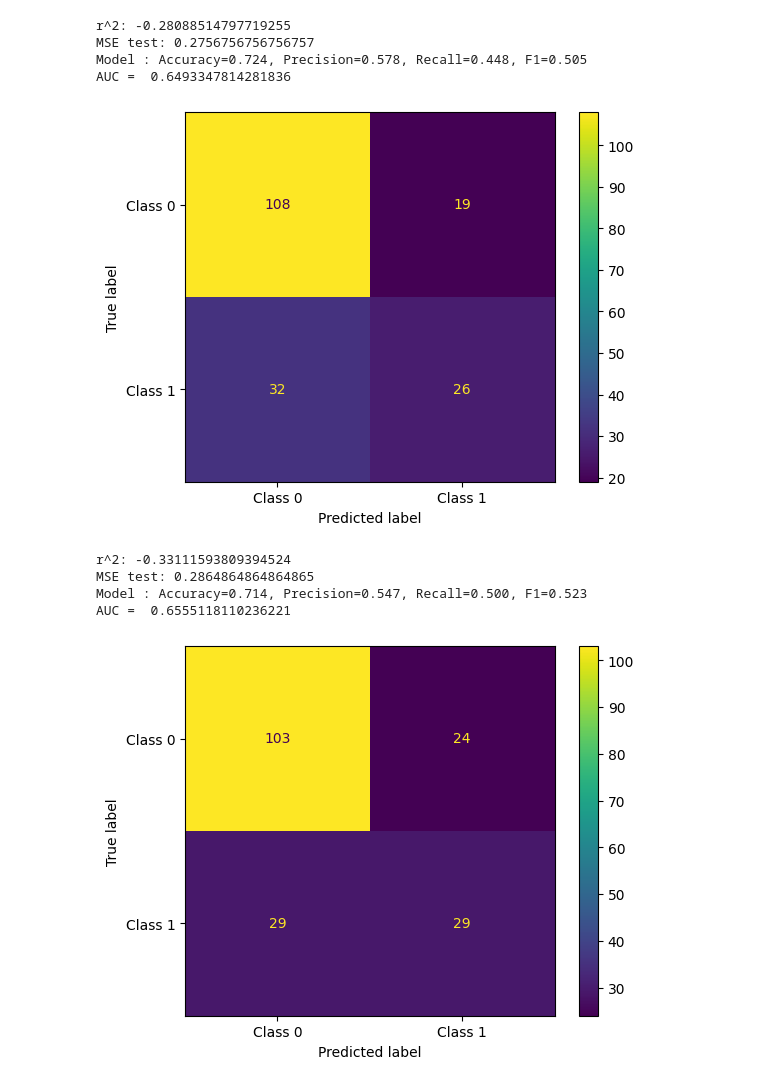
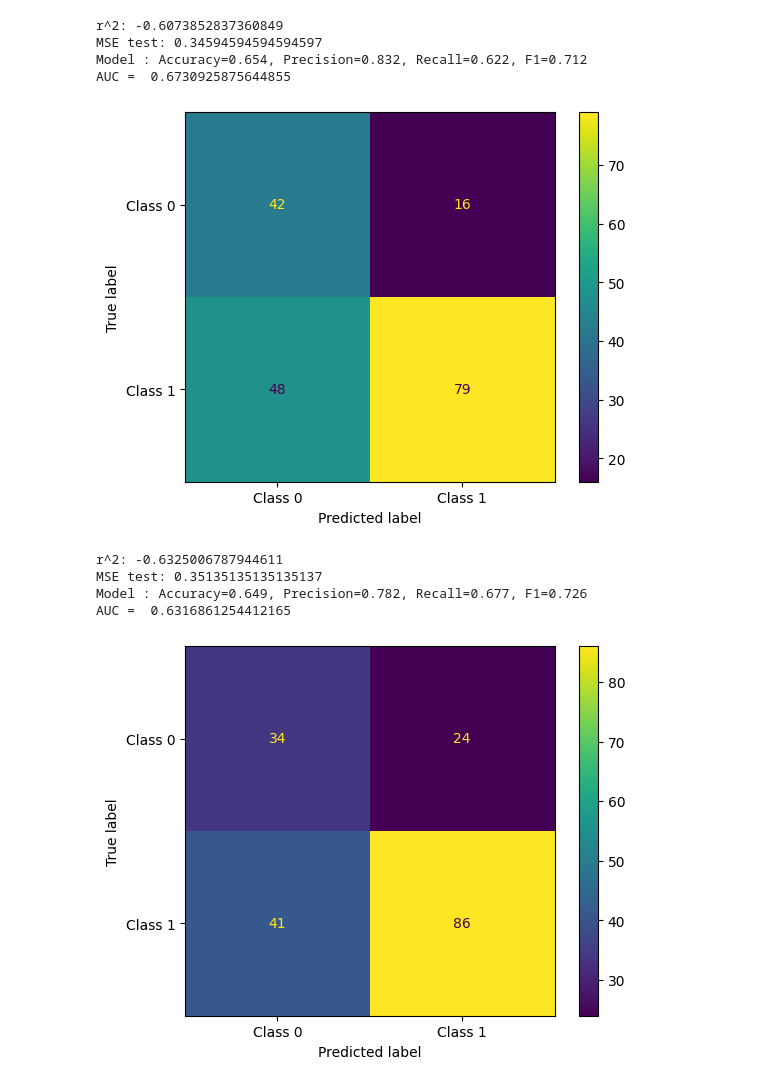
Before and after one commit to rileydrcelik/startup_predictor, a Jupyter notebook: testingbyasap.ipynb, the cells around one changed output. Cells and saved outputs as stored; diff of their text form; code cells hidden in the pictures.

Commit message:
fixed a million problems, still probably a million more left

```diff
--- a/testingbyasap.ipynb
+++ b/testingbyasap.ipynb
@@ -201 +266,21 @@ memory usage: 252.5+ KB
 []
+# %%
+#mi to deal with multicolinearity on things like is_ma, is_ny, is_ca, etc
+mi = mutual_info_classif(x_train, y_train)
+mi_scores = pd.Series(mi, index=x_train.columns).sort_values(ascending=False)
+print(mi_scores)
+top_features = mi_scores[mi_scores >0.01].index
+
+x_train = x_train[top_features]
+x_test = x_test[top_features]
+x_val = x_val[top_features]
+
+# class_distribution = Counter(y_test)
+# print("Class distribution in y_test:", class_distribution)
+
+
+# print(x_train.head())
+
+# most models did worse with mi, not sure why but i think its better to keep mi
+# commented it out mi and tried again, results were still worse than before mi
+# i think its how i moved the data organization and pipeline
@@ -201,0 +305,6 @@ memory usage: 252.5+ KB
+# %%
+#SMOTE to oversample minority class since imbalance is screwing with pred
+smote = SMOTE(random_state=42)
+x_train, y_train = smote.fit_resample(x_train, y_train)
+
+print("class dist. after SMOTE: ", Counter(y_train))
@@ -201,0 +313,7 @@ memory usage: 252.5+ KB
+# %%
+x_train.info()
+scale_cols = [col for col in x_train.columns[0:8]]+['first_funding_at', 'last_funding_at']
+scaler = StandardScaler()
+x_train[scale_cols] = scaler.fit_transform(x_train[scale_cols])
+x_test[scale_cols] = scaler.transform(x_test[scale_cols])
+x_val[scale_cols] = scaler.transform(x_val[scale_cols])
@@ -202,10 +359,7 @@ memory usage: 252.5+ KB
 # %%
-clf = Pipeline(
-    steps=[("preprocessor", preprocessor), ("classifier", LogisticRegression())]
-)
-
+clf = LogisticRegression(random_state=42)
 clf.fit(x_train, y_train)
-print("model score: %.3f" % clf.score(x_val, y_val))  # average accuracy
+#print("model score: %.3f" % clf.score(x_val, y_val))  # average accuracy
 
 y_pred=clf.predict(x_test)
 
@@ -280,28 +433,25 @@ class Adaline:
     def predict(self, x):
         return np.where(self.__func__(x)>=.5, 1,0)
 # %%
-ada = Pipeline(
-    steps=[("preprocessor", preprocessor), ("classifier", Adaline())]
-)
-
+ada = Adaline()
 ada.fit(x_train, y_train)
 
 y_pred=ada.predict(x_test)
 
 isMyModelGood(y_test, y_pred)
 #this is even worse than logistic regresion broooooooo
 #also the r2 and mse are exactly the same however the cm is different so idk if this is just a coincidence
 #these are both linear models, which might be too simple, the data doesnt look linearly separable, which means linear models wont work well here
 
 #okay actually disregard the above comments i was stupid and forget to pipeline the data before running the model
 #its actually somewhat better than LR, but still lacking.
 #small improvements are improvements
 # %% [output]
-r^2: -0.28088514797719255
-MSE test: 0.2756756756756757
-Model : Accuracy=0.724, Precision=0.578, Recall=0.448, F1=0.505
-AUC =  0.6493347814281836
+r^2: -0.6073852837360849
+MSE test: 0.34594594594594597
+Model : Accuracy=0.654, Precision=0.832, Recall=0.622, F1=0.712
+AUC =  0.6730925875644855
-[figure, old version]
+[figure, new version]
 # %%
 #custom logistic regression
 #cuz the first time was mainly for testing my model
@@ -342,10 +492,8 @@ class LogRegSimple():
     def param(self):
         return self.weights, self.bias
 # %%
-logreg = Pipeline(
-    steps=[("preprocessor", preprocessor), ("classifier", LogRegSimple(lr=0.1,n_epoch=200))]
-)
 
+logreg = LogRegSimple(lr=0.1,n_epoch=200)
 logreg.fit(x_train, y_train)
 
 y_pred = logreg.predict(x_test)
@@ -356,11 +504,11 @@ isMyModelGood(y_test, y_pred)
 #better in some aspects, worse in others, but better than the library included logreg, prob because of the params i passed
 #r2 and mse still trash tho
 # %% [output]
-r^2: -0.33111593809394524
-MSE test: 0.2864864864864865
-Model : Accuracy=0.714, Precision=0.547, Recall=0.500, F1=0.523
-AUC =  0.6555118110236221
+r^2: -0.6325006787944611
+MSE test: 0.35135135135135137
+Model : Accuracy=0.649, Precision=0.782, Recall=0.677, F1=0.726
+AUC =  0.6316861254412165
-[figure, old version]
+[figure, new version]
 # %%
 #svm
 
```
Also changed, not shown: parts of 19 cells of this notebook.
